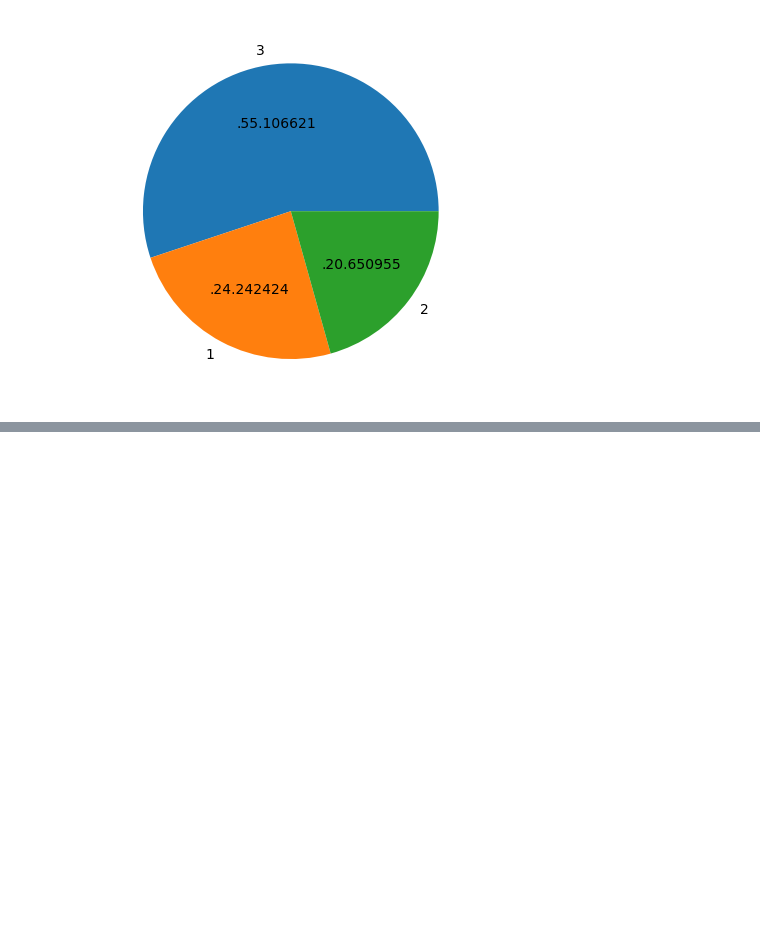
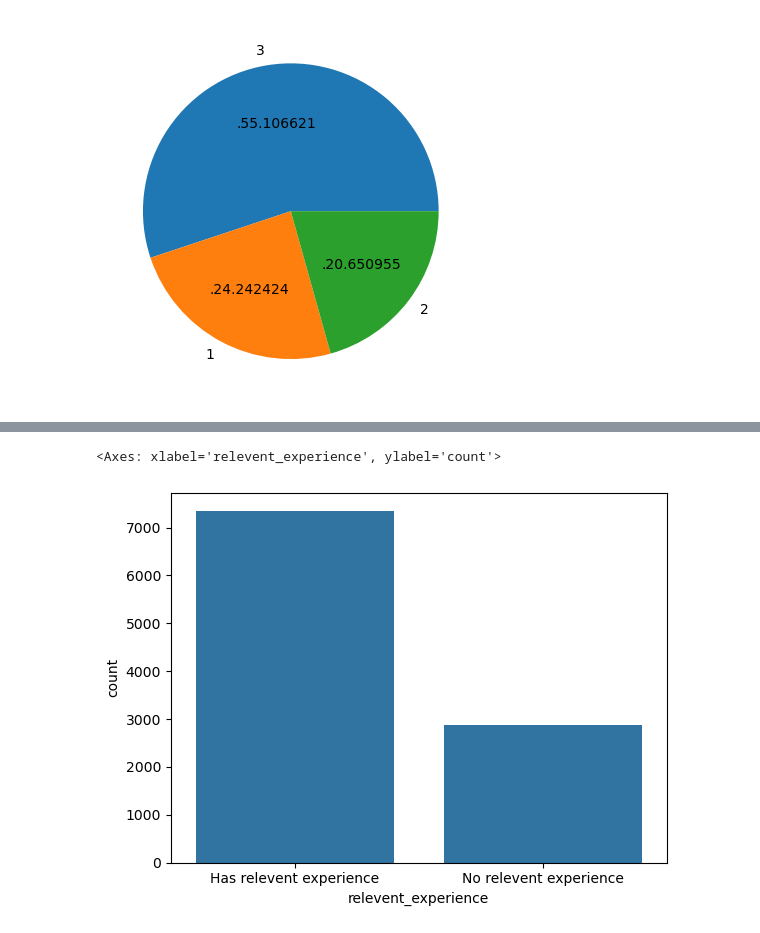
Before and after one commit to jhalucky/Machine-Learning-Things, a Jupyter notebook: EDA/univariate.ipynb, the cells around one changed output, grey strips where cells are left out. Cells and saved outputs as stored; diff of their text form; code cells hidden in the pictures; blank space fills up the shorter version.

```diff
--- a/EDA/univariate.ipynb
+++ b/EDA/univariate.ipynb
@@ -53,0 +88,3 @@ df['Pclass'].value_counts().plot(kind='pie',autopct='.%2f')
+# %%
+daFr = pd.read_csv('/home/lucky/Machine_Learning/aug_train.csv')
+daFr.head()
@@ -53,0 +98,5 @@ df['Pclass'].value_counts().plot(kind='pie',autopct='.%2f')
+# %%
+sns.countplot(data=daFr,x='relevent_experience')
+# %% [output]
+<Axes: xlabel='relevent_experience', ylabel='count'>
+[figure, added]
```
Also changed, not shown: parts of 10 cells of this notebook.
